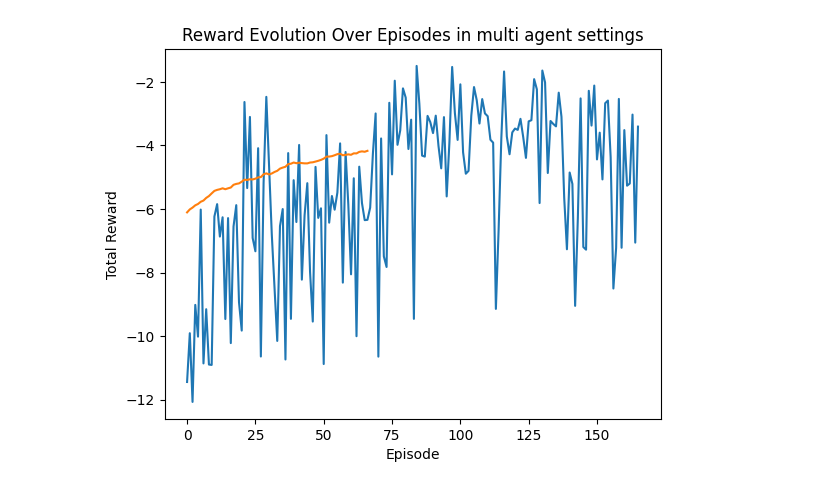
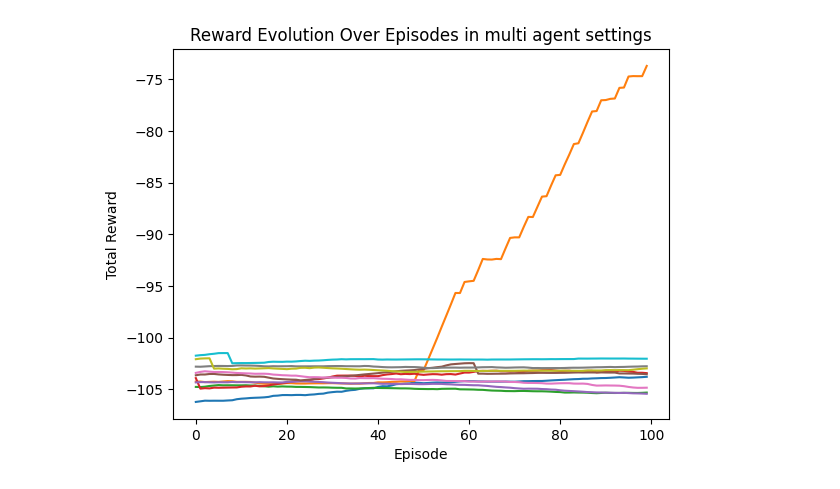
Before and after one commit to natacharvr/COCOMA_RL, a Jupyter notebook: multi_agent_ddpg.ipynb, the cells around one changed output. Saved outputs shown, nothing was run; the diff lists cells and outputs as text; code cells hidden in the pictures.

```diff
--- a/multi_agent_ddpg.ipynb
+++ b/multi_agent_ddpg.ipynb
@@ -98,18 +99,20 @@ for a,agent in agents.items():
     save_path = os.path.join(path, filename)
     agent.saveCheckpoint(save_path)
 # %%
-
 import matplotlib.pyplot as plt
-
-plt.plot(reward_evolution[1:])
+# for i in rewards_iterations:
+#     plt.plot(i[1:])
+# plt.plot(reward_evolution[1:])
 plt.xlabel('Episode')
 plt.ylabel('Total Reward')
-reward_evolution_smoothed = np.convolve(reward_evolution[1:], np.ones(100)/100, mode='valid')
-plt.plot(reward_evolution_smoothed)
+for i in rewards_iterations:
+    reward_evolution_smoothed = np.convolve(i[1:], np.ones(100)/100, mode='valid')
+    plt.plot(reward_evolution_smoothed)
+
 plt.title('Reward Evolution Over Episodes in multi agent settings')
 plt.show()
 # %% [output]
-[figure, old version]
+[figure, new version]
 # %%
 from PIL import Image, ImageDraw
 import imageio
```
Also changed, not shown: parts of 3 cells of this notebook, 17 other files.
